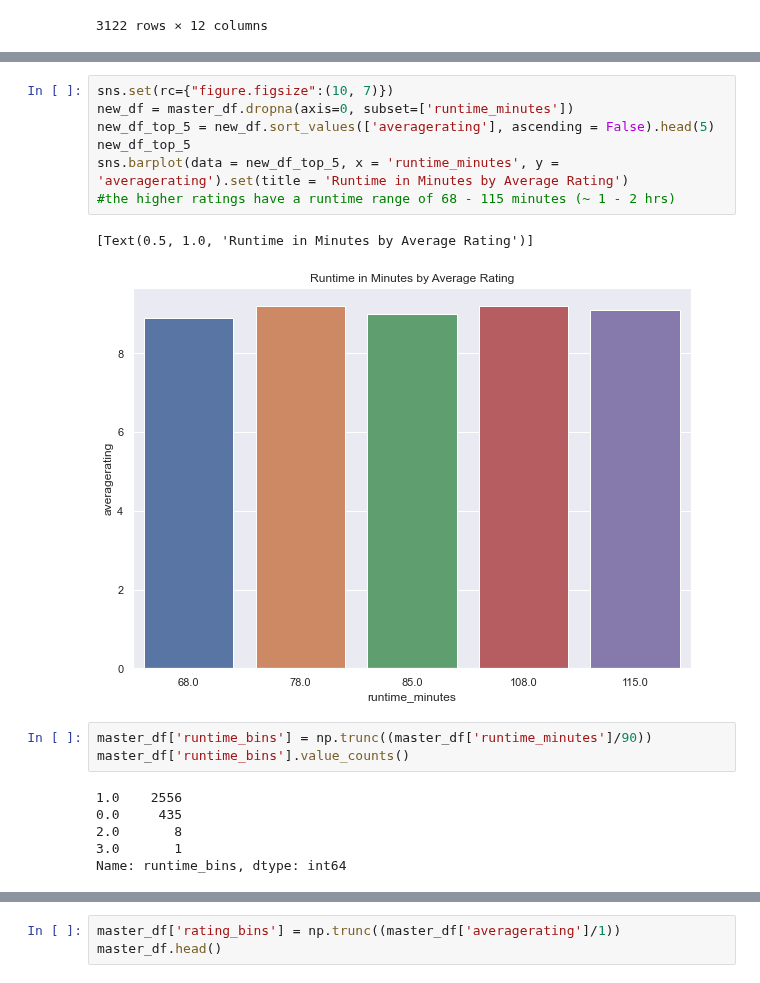
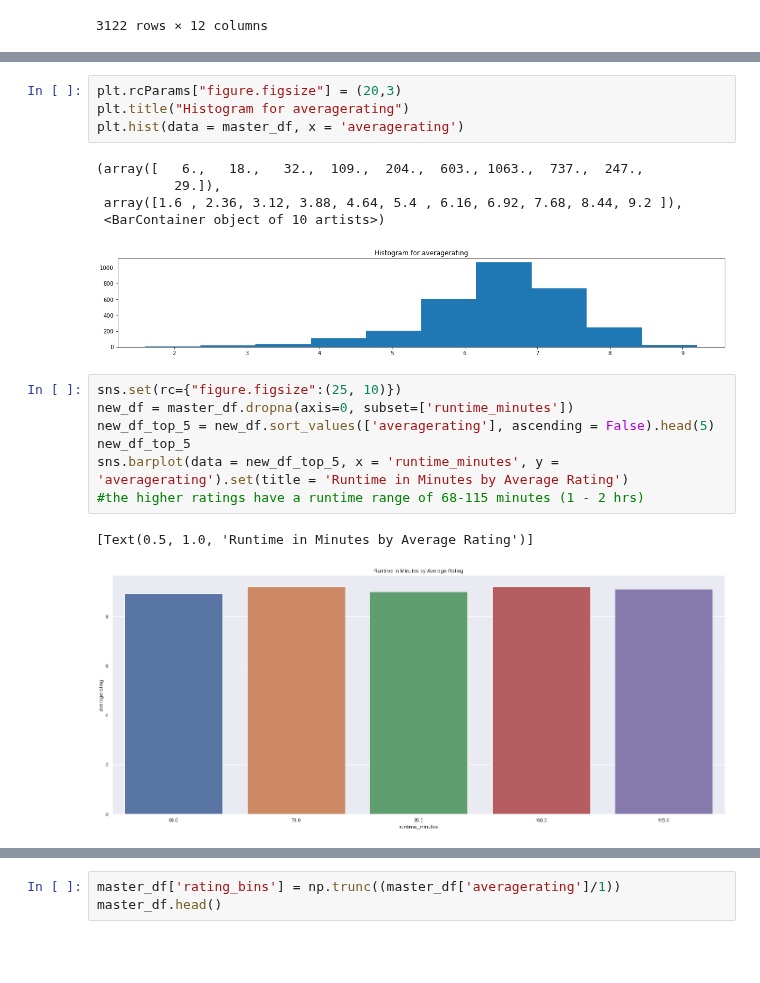
Before and after one commit to jacrivera/AI-Academy-Semester-1-Capstone-Group-5, a Jupyter notebook: student.ipynb, the cells around one changed output, grey strips where cells are left out. Cells and saved outputs as stored; diff of their text form; blank space fills up the shorter version.

Commit message:
updated visuals

```diff
--- a/student.ipynb
+++ b/student.ipynb
@@ -246,19 +235,20 @@ sns.histplot(data = master_df, x = 'averagerating', kde = True).set(title = 'His
+# %%
+plt.rcParams["figure.figsize"] = (20,3)
+plt.title("Histogram for averagerating")
+plt.hist(data = master_df, x = 'averagerating')
+# %% [output]
+(array([   6.,   18.,   32.,  109.,  204.,  603., 1063.,  737.,  247.,
+          29.]),
+ array([1.6 , 2.36, 3.12, 3.88, 4.64, 5.4 , 6.16, 6.92, 7.68, 8.44, 9.2 ]),
+ <BarContainer object of 10 artists>)
+[figure, added]
 # %%
-sns.set(rc={"figure.figsize":(10, 7)})
+sns.set(rc={"figure.figsize":(25, 10)})
 new_df = master_df.dropna(axis=0, subset=['runtime_minutes'])
 new_df_top_5 = new_df.sort_values(['averagerating'], ascending = False).head(5)
 new_df_top_5
 sns.barplot(data = new_df_top_5, x = 'runtime_minutes', y = 'averagerating').set(title = 'Runtime in Minutes by Average Rating')
-#the higher ratings have a runtime range of 68 - 115 minutes (~ 1 - 2 hrs)
+#the higher ratings have a runtime range of 68-115 minutes (1 - 2 hrs)
 # %% [output]
 [Text(0.5, 1.0, 'Runtime in Minutes by Average Rating')]
-[figure, old version]
+[figure, new version]
-# %%
-master_df['runtime_bins'] = np.trunc((master_df['runtime_minutes']/90))
-master_df['runtime_bins'].value_counts()
-# %% [output]
-1.0    2556
-0.0     435
-2.0       8
-3.0       1
-Name: runtime_bins, dtype: int64
```
Also changed, not shown: parts of 22 cells of this notebook.
